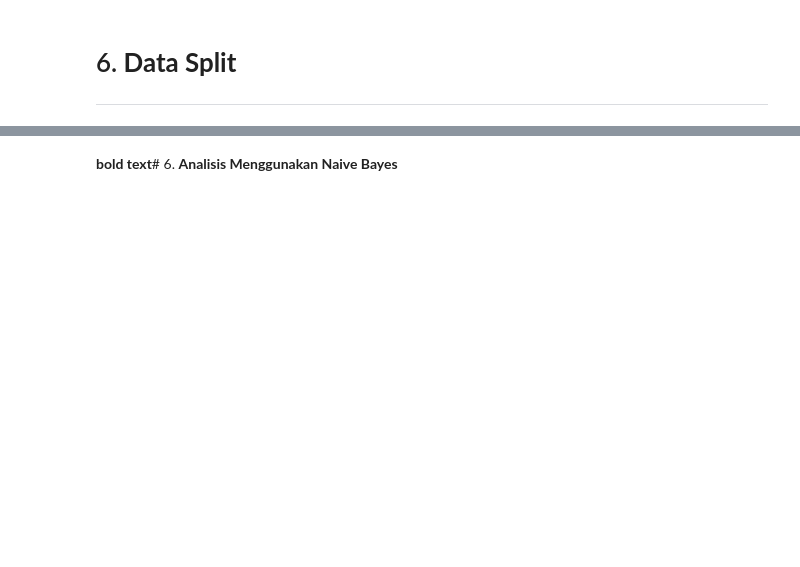
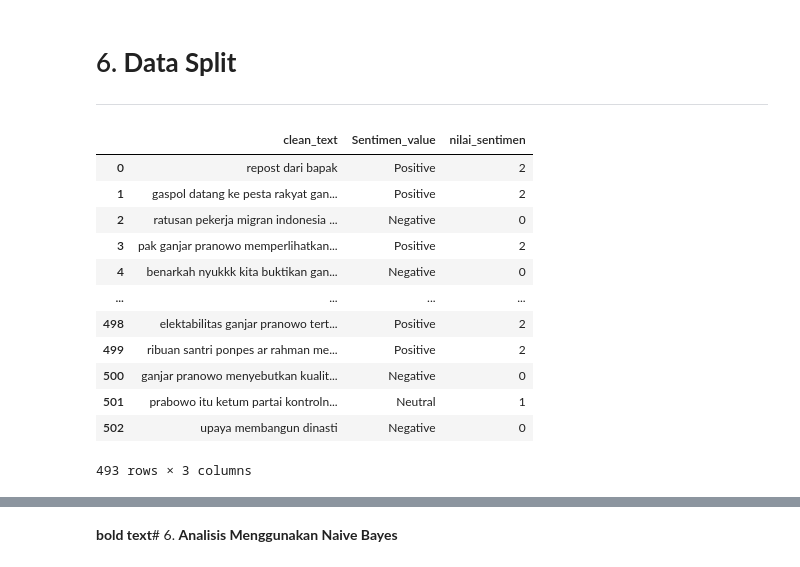
Before and after one commit to Alisya0910/SkripsiAlisya, a Jupyter notebook: DataPreprocessingGanjar.ipynb, the cells around one changed output, grey strips where cells are left out. Cells and saved outputs as stored; diff of their text form; code cells hidden in the pictures; blank space fills up the shorter version.

```diff
--- a/DataPreprocessingGanjar.ipynb
+++ b/DataPreprocessingGanjar.ipynb
@@ -470,6 +426,22 @@ senti_Ganjar
 # 6. **Data Split**
 
 ---
+# %%
+senti_Ganjar.dropna()
+# %% [output]
+|  | clean_text | Sentimen_value | nilai_sentimen |
+| 0 | repost dari bapak | Positive | 2 |
+| 1 | gaspol datang ke pesta rakyat gan... | Positive | 2 |
+| 2 | ratusan pekerja migran indonesia ... | Negative | 0 |
+| 3 | pak ganjar pranowo memperlihatkan... | Positive | 2 |
+| 4 | benarkah nyukkk kita buktikan gan... | Negative | 0 |
+| ... | ... | ... | ... |
+| 498 | elektabilitas ganjar pranowo tert... | Positive | 2 |
+| 499 | ribuan santri ponpes ar rahman me... | Positive | 2 |
+| 500 | ganjar pranowo menyebutkan kualit... | Negative | 0 |
+| 501 | prabowo itu ketum partai kontroln... | Neutral | 1 |
+| 502 | upaya membangun dinasti | Negative | 0 |
+493 rows × 3 columns
 # %%
 import pandas as pd
 from sklearn.model_selection import train_test_split
```
Also changed, not shown: parts of 21 cells of this notebook.
